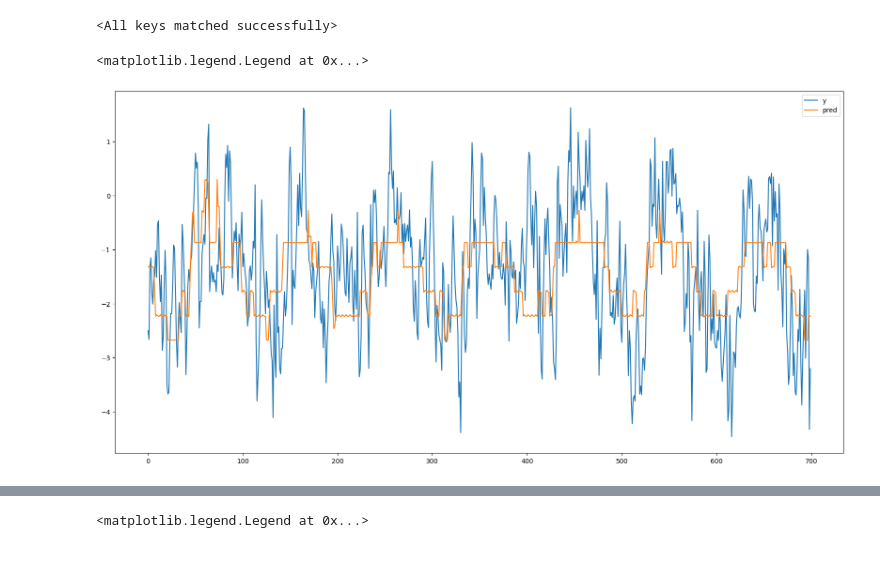
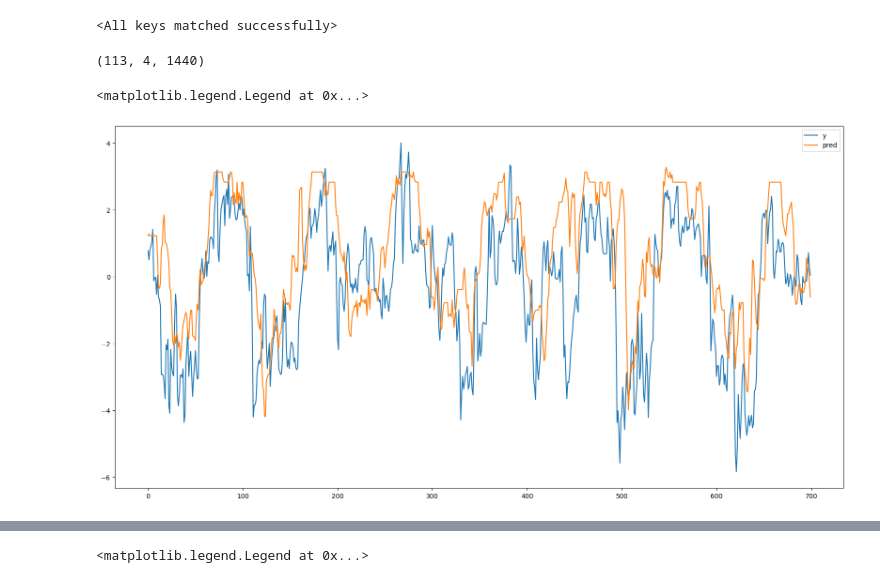
Before and after one commit to Kriznar4/GraphVolt, a Jupyter notebook: notebooks/06-kk-test_model.ipynb, the cells around one changed output, grey strips where cells are left out. Cells and saved outputs as stored; diff of their text form; code cells hidden in the pictures.

```diff
--- a/notebooks/06-kk-test_model.ipynb
+++ b/notebooks/06-kk-test_model.ipynb
@@ -95,7 +69,7 @@ class TemporalGNN(torch.nn.Module):
 # %%
 #read saved model
 device = torch.device('cpu')
-model = TemporalGNN(node_features=train_dataset[0].x.shape[1], periods=train_dataset[0].y.shape[1]).to(device)
+model = TemporalGNN(loader.num_features, num_timesteps_out, hidden).to(device)
 model.load_state_dict(torch.load(f"../models/{model_name}", map_location=torch.device('cpu')))
 # %% [output]
 <All keys matched successfully>
@@ -106,31 +80,56 @@ voltage_std = loader.mean_and_std["measurements"][1]["voltage"]
 # %%
 node = 50
 # %%
+# preds = []
+# ys = []
+# model.eval()
+# with torch.no_grad():
+#     for snapshot in tqdm(eval_dataset):
+#         x = snapshot.x
+#         edge_index = snapshot.edge_index
+#         y = snapshot.y
+#         snapshot = snapshot.to(device)
+#         pred = model(snapshot.x, snapshot.edge_index)
+#         pred = pred.detach().numpy()
+#         y = snapshot.y.detach().numpy()
+#         ys.append(y[node, 0]*voltage_std)
+#         preds.append(pred[node, 0]*voltage_std)
 preds = []
 ys = []
 model.eval()
 with torch.no_grad():
-    for snapshot in tqdm(eval_dataset):
-        x = snapshot.x
-        edge_index = snapshot.edge_index
-        y = snapshot.y
+    for snapshot_i in tqdm(eval_dataset, desc="Evaluating"):
+        snapshot = loader.get_snapshot(snapshot_i)
         snapshot = snapshot.to(device)
-        pred = model(snapshot.x, snapshot.edge_index)
+        pred = model(snapshot.x, snapshot.edge_index, snapshot.edge_weight)
         pred = pred.detach().numpy()
         y = snapshot.y.detach().numpy()
-        ys.append(y[node, 0]*voltage_std)
-        preds.append(pred[node, 0]*voltage_std)
+        ys.append(y*voltage_std)
+        preds.append(pred*voltage_std)
+# %%
+ys = np.stack(ys, axis=-1)
+preds = np.stack(preds, axis=-1)
+# %%
+ys.shape
+# %% [output]
+(113, 4, 1440)
 # %%
-start = 2000
-end = 2700
+node = 50
+time_i = 0
+
+change = 0
+
+start = 100+change
+end = 800+change
+
 #make bigger plot
 plt.figure(figsize=(20, 10))
-plt.plot(ys[start:end], label="y")
-plt.plot(preds[start:end], label="pred")
+plt.plot(ys[node, time_i, start:end], label="y")
+plt.plot(preds[node, time_i, start:end], label="pred")
 plt.legend()
 # %% [output]
 <matplotlib.legend.Legend at 0x...>
-[figure, old version]
+[figure, new version]
 # %%
 dataset = eval_dataset
 ind = 1000
```
Also changed, not shown: parts of 11 cells of this notebook, 1 other file.
